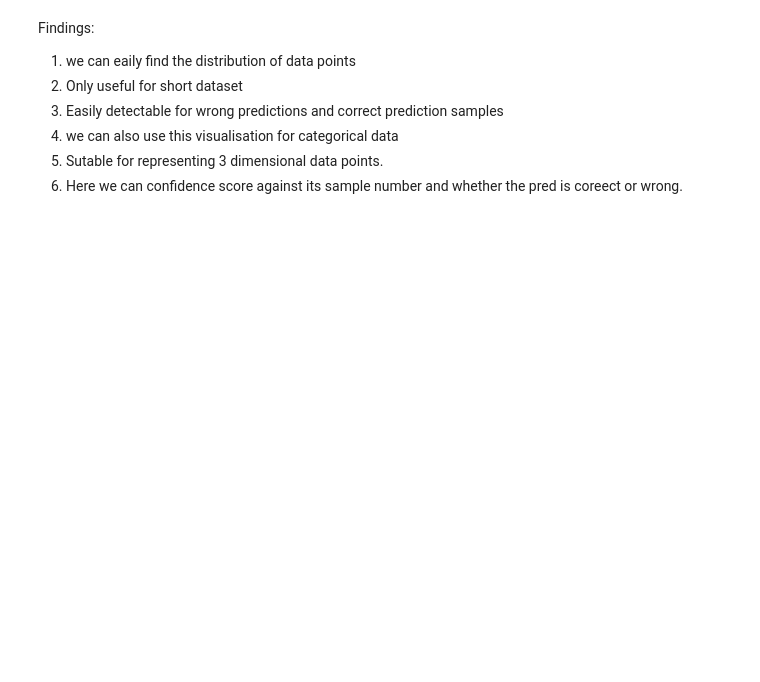
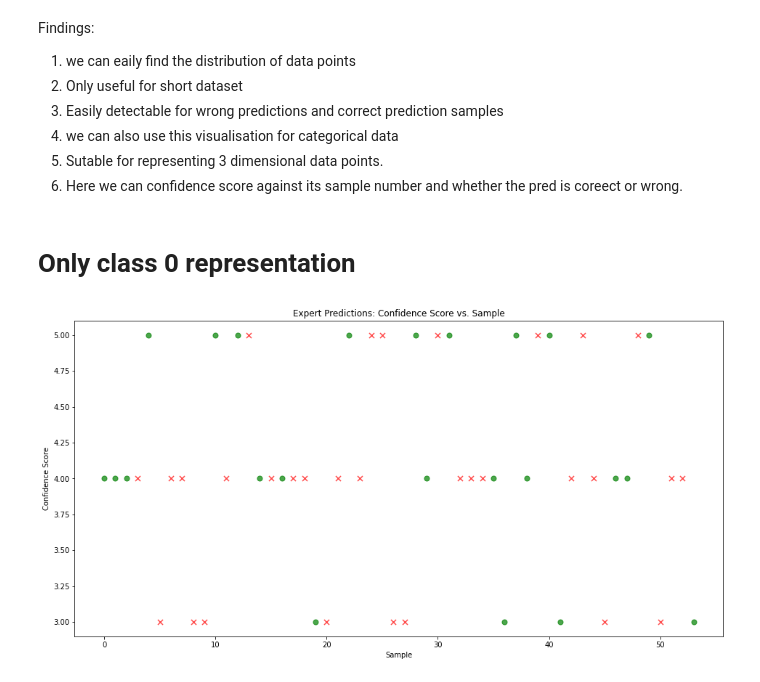
Before and after one commit to SivaKakumani-kvsp/Scatter-plot-Visualization, a Jupyter notebook: Scatter Plot.ipynb, the cells around one changed output. Cells and saved outputs as stored; diff of their text form; code cells hidden in the pictures; blank space fills up the shorter version.

```diff
--- a/Scatter Plot.ipynb
+++ b/Scatter Plot.ipynb
@@ -75,3 +84,36 @@ Findings:
 4. we can also use this visualisation for categorical data
 5. Sutable for representing 3 dimensional data points.
 6. Here we can confidence score against its sample number and whether the pred is coreect or wrong.
+# %% [markdown]
+# Only class 0 representation
+# %%
+import pandas as pd
+import matplotlib.pyplot as plt
+
+# Assuming the data is stored in a CSV file called 'data.csv'
+data = pd.read_csv('true_0.csv')
+
+# Extracting the columns from the dataset
+true_labels = data['True-label']
+expert_predictions = data['Expert_pred']
+confidence_scores = data['Confidence_score']
+
+# Create a scatter plot
+plt.figure(figsize=(16, 8))  # Increase the size of the plot
+for i in range(len(expert_predictions)):
+    marker = 'x' if expert_predictions[i]==1 else 'o'  # 'x' for class 1, 'o' for class 0
+    color = 'green' if expert_predictions[i] == true_labels[i] else 'red'
+    plt.scatter(i, confidence_scores[i], marker=marker, color=color, s=50, alpha=0.7)
+
+# Add labels and title
+plt.xlabel('Sample')
+plt.ylabel('Confidence Score')
+plt.title('Expert Predictions: Confidence Score vs. Sample')
+
+# Label each sample number on the x-axis
+# plt.xticks(range(len(true_labels)), range(1, len(true_labels) + 1))
+
+# Show the plot
+plt.show()
+# %% [output]
+[figure, added]
```
Also changed, not shown: parts of 5 cells of this notebook.
